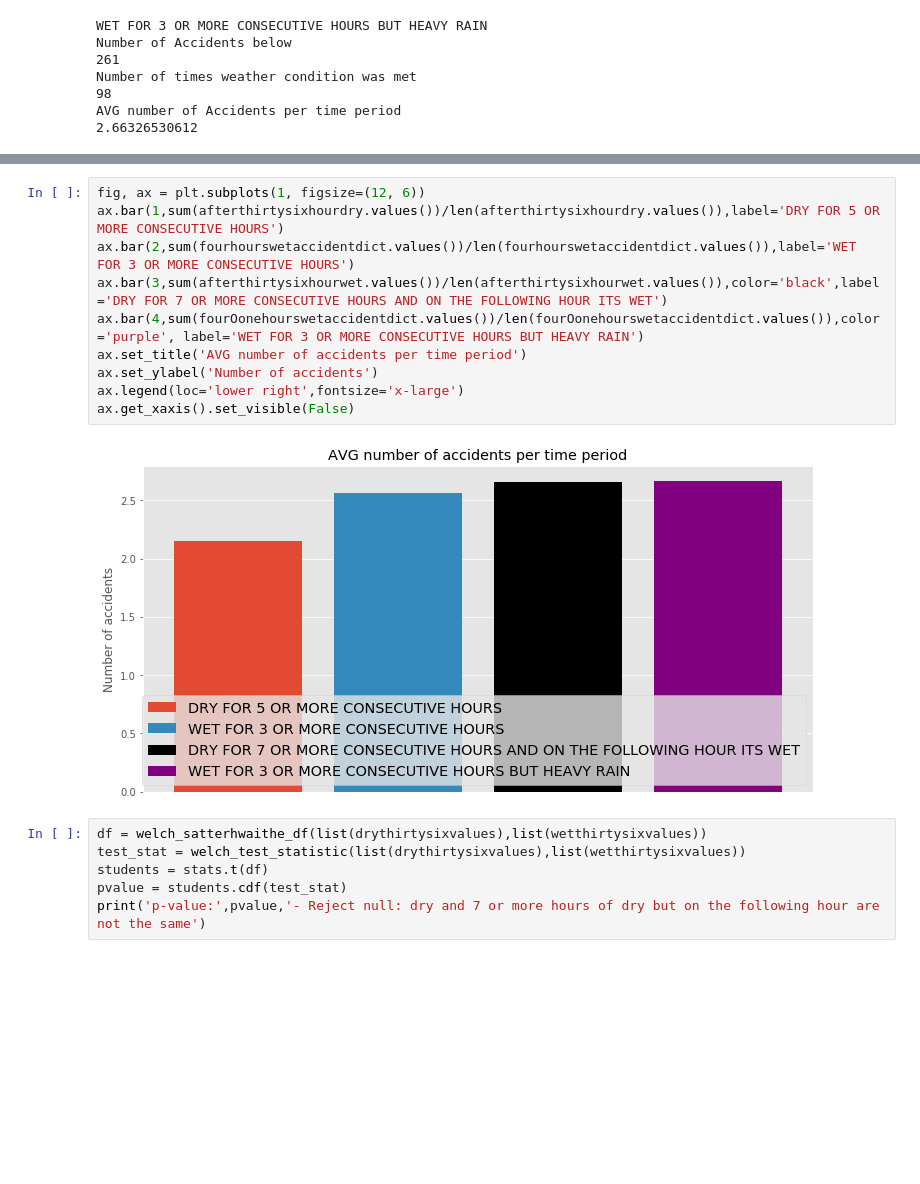
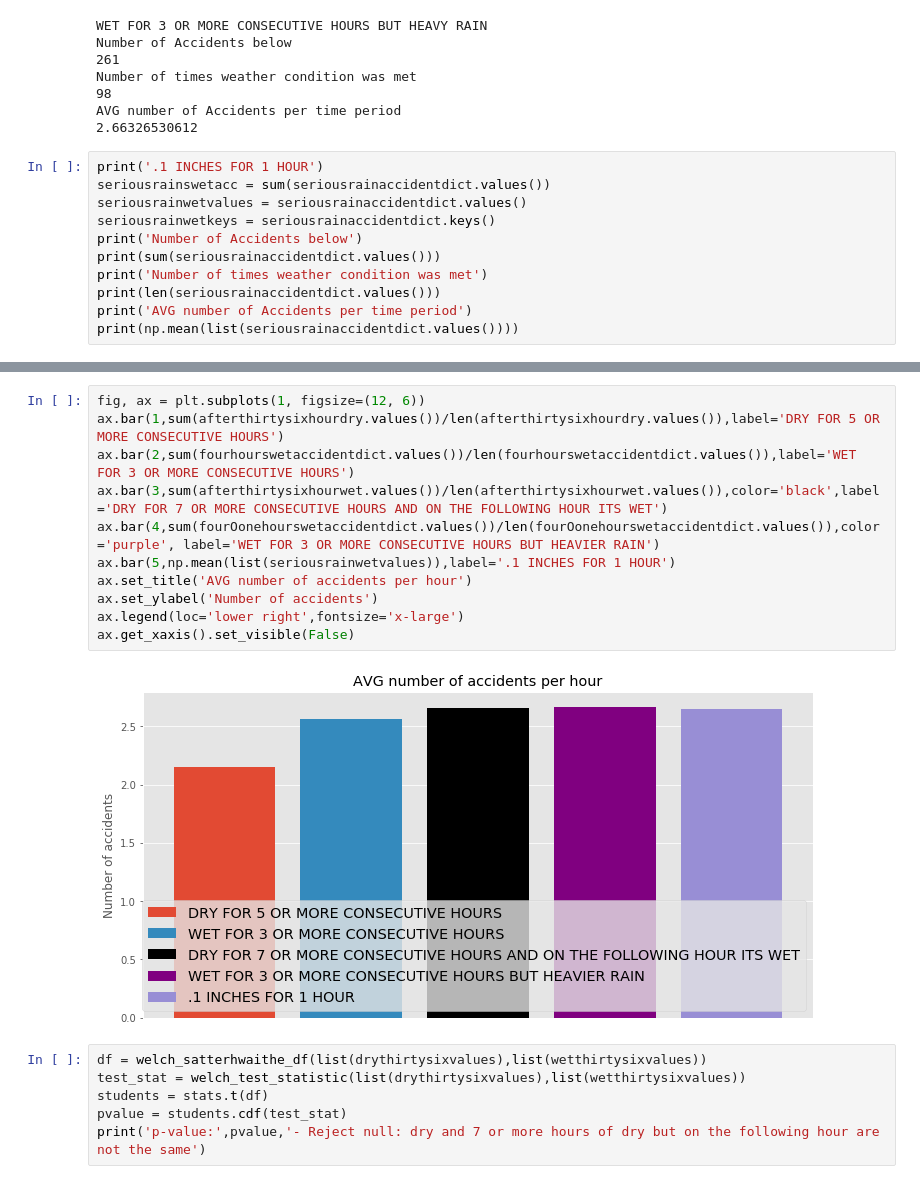
Before and after one commit to Tenacious-E/CarAccidentAnalysis, a Jupyter notebook: Capstone 1.ipynb, the cells around one changed output, grey strips where cells are left out. Cells and saved outputs as stored; diff of their text form; blank space fills up the shorter version.

Commit message:
added a new weather condition

```diff
--- a/Capstone 1.ipynb
+++ b/Capstone 1.ipynb
@@ -449,3 +484,14 @@ Number of times weather condition was met
 98
 AVG number of Accidents per time period
 2.66326530612
+# %%
+print('.1 INCHES FOR 1 HOUR')
+seriousrainswetacc = sum(seriousrainaccidentdict.values())
+seriousrainwetvalues = seriousrainaccidentdict.values()
+seriousrainwetkeys = seriousrainaccidentdict.keys()
+print('Number of Accidents below')
+print(sum(seriousrainaccidentdict.values()))
+print('Number of times weather condition was met')
+print(len(seriousrainaccidentdict.values()))
+print('AVG number of Accidents per time period')
+print(np.mean(list(seriousrainaccidentdict.values())))
@@ -452,15 +506,16 @@ AVG number of Accidents per time period
 # %%
 fig, ax = plt.subplots(1, figsize=(12, 6))
 ax.bar(1,sum(afterthirtysixhourdry.values())/len(afterthirtysixhourdry.values()),label='DRY FOR 5 OR MORE CONSECUTIVE HOURS')
 ax.bar(2,sum(fourhourswetaccidentdict.values())/len(fourhourswetaccidentdict.values()),label='WET FOR 3 OR MORE CONSECUTIVE HOURS')
 ax.bar(3,sum(afterthirtysixhourwet.values())/len(afterthirtysixhourwet.values()),color='black',label='DRY FOR 7 OR MORE CONSECUTIVE HOURS AND ON THE FOLLOWING HOUR ITS WET')
-ax.bar(4,sum(fourOonehourswetaccidentdict.values())/len(fourOonehourswetaccidentdict.values()),color='purple', label='WET FOR 3 OR MORE CONSECUTIVE HOURS BUT HEAVY RAIN')
-ax.set_title('AVG number of accidents per time period')
+ax.bar(4,sum(fourOonehourswetaccidentdict.values())/len(fourOonehourswetaccidentdict.values()),color='purple', label='WET FOR 3 OR MORE CONSECUTIVE HOURS BUT HEAVIER RAIN')
+ax.bar(5,np.mean(list(seriousrainwetvalues)),label='.1 INCHES FOR 1 HOUR')
+ax.set_title('AVG number of accidents per hour')
 ax.set_ylabel('Number of accidents')
 ax.legend(loc='lower right',fontsize='x-large')
 ax.get_xaxis().set_visible(False)
 # %% [output]
-[figure, old version]
+[figure, new version]
 # %%
 df = welch_satterhwaithe_df(list(drythirtysixvalues),list(wetthirtysixvalues))
 test_stat = welch_test_statistic(list(drythirtysixvalues),list(wetthirtysixvalues))
```
Also changed, not shown: parts of 10 cells of this notebook.
